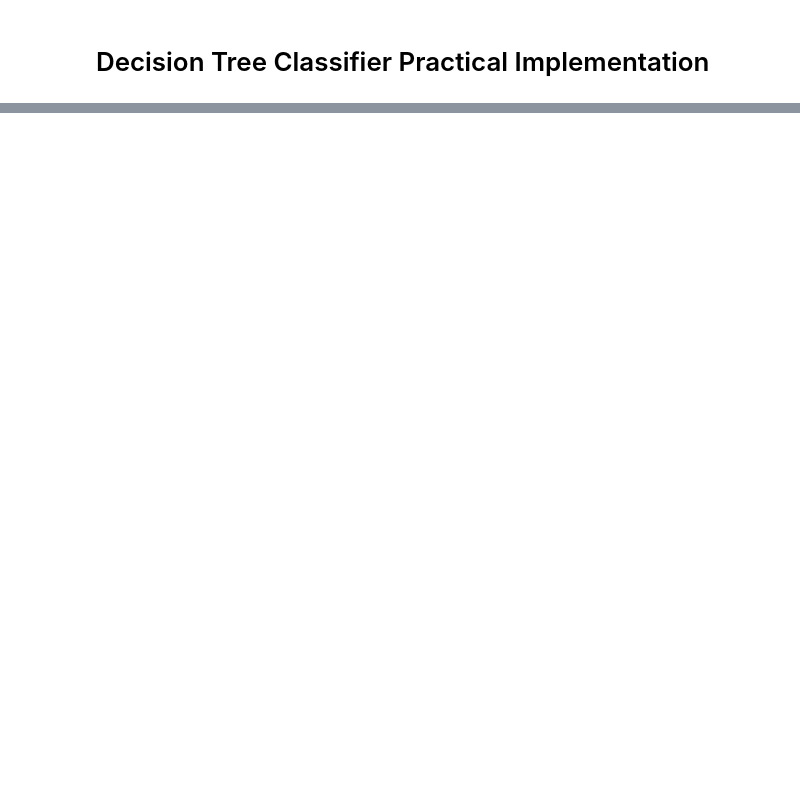
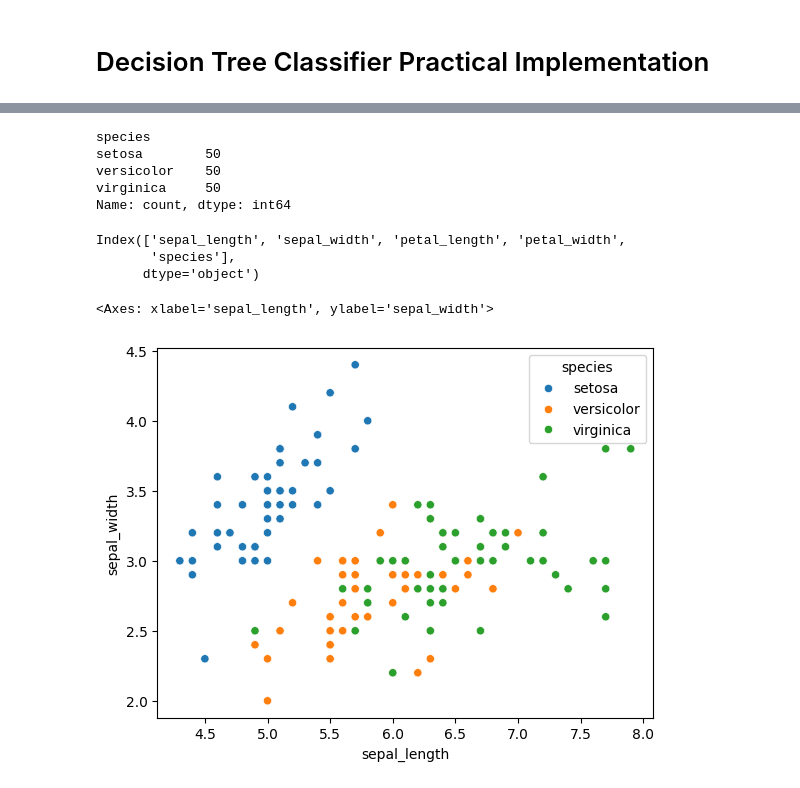
Before and after one commit to udityamerit/Complete-Machine-Learning-For-Beginners, a Jupyter notebook: 15-Decision Tree In Machine Learning/Decision_Tree_Classifier.ipynb, the cells around one changed output, grey strips where cells are left out. Cells and saved outputs as stored; diff of their text form; code cells hidden in the pictures; blank space fills up the shorter version.

```diff
--- a/15-Decision Tree In Machine Learning/Decision_Tree_Classifier.ipynb
+++ b/15-Decision Tree In Machine Learning/Decision_Tree_Classifier.ipynb
@@ -7,0 +11,3 @@ import matplotlib.pyplot as plt
+# %%
+df = sns.load_dataset('iris')
+df.head()
@@ -7,0 +21,14 @@ import matplotlib.pyplot as plt
+# %%
+df['species'].value_counts()
+# %% [output]
+species
+setosa        50
+versicolor    50
+virginica     50
+Name: count, dtype: int64
+# %%
+df.columns
+# %% [output]
+Index(['sepal_length', 'sepal_width', 'petal_length', 'petal_width',
+       'species'],
+      dtype='object')
@@ -7,0 +37,6 @@ import matplotlib.pyplot as plt
+# %%
+
+sns.scatterplot(x = df['sepal_length'], y = df['sepal_width'], hue=df['species'])
+# %% [output]
+<Axes: xlabel='sepal_length', ylabel='sepal_width'>
+[figure, added]
```
Also changed, not shown: parts of 3 cells of this notebook.
